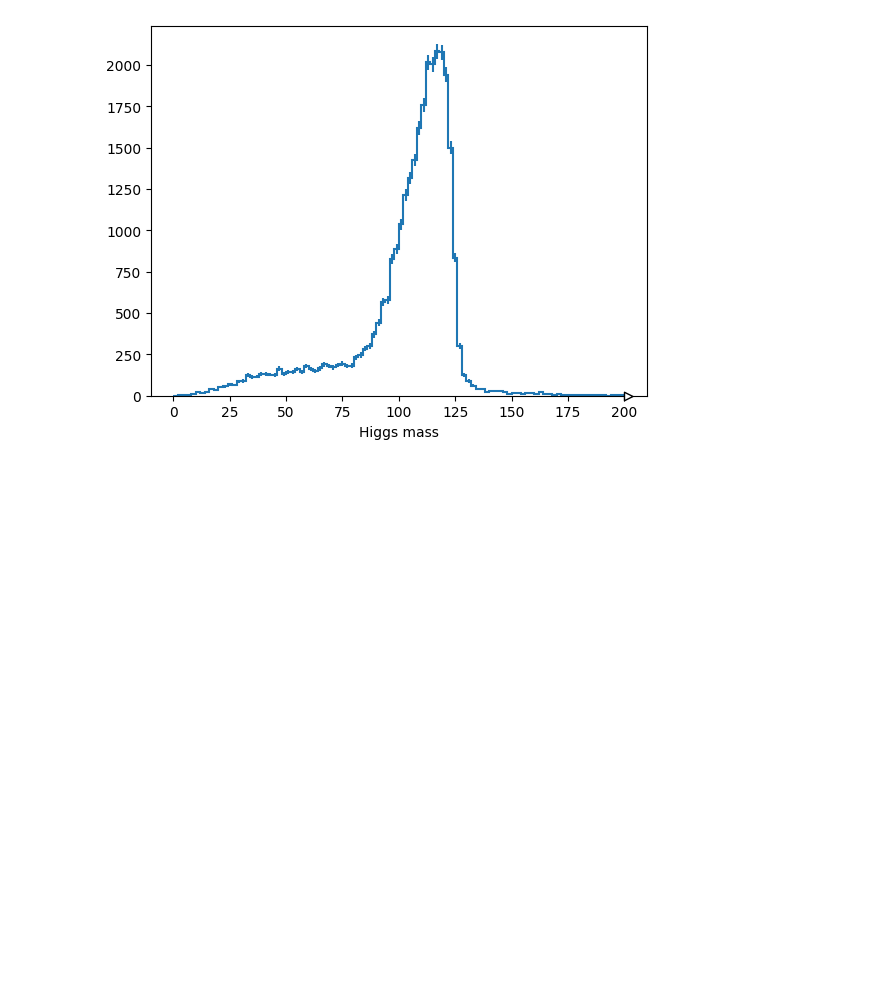
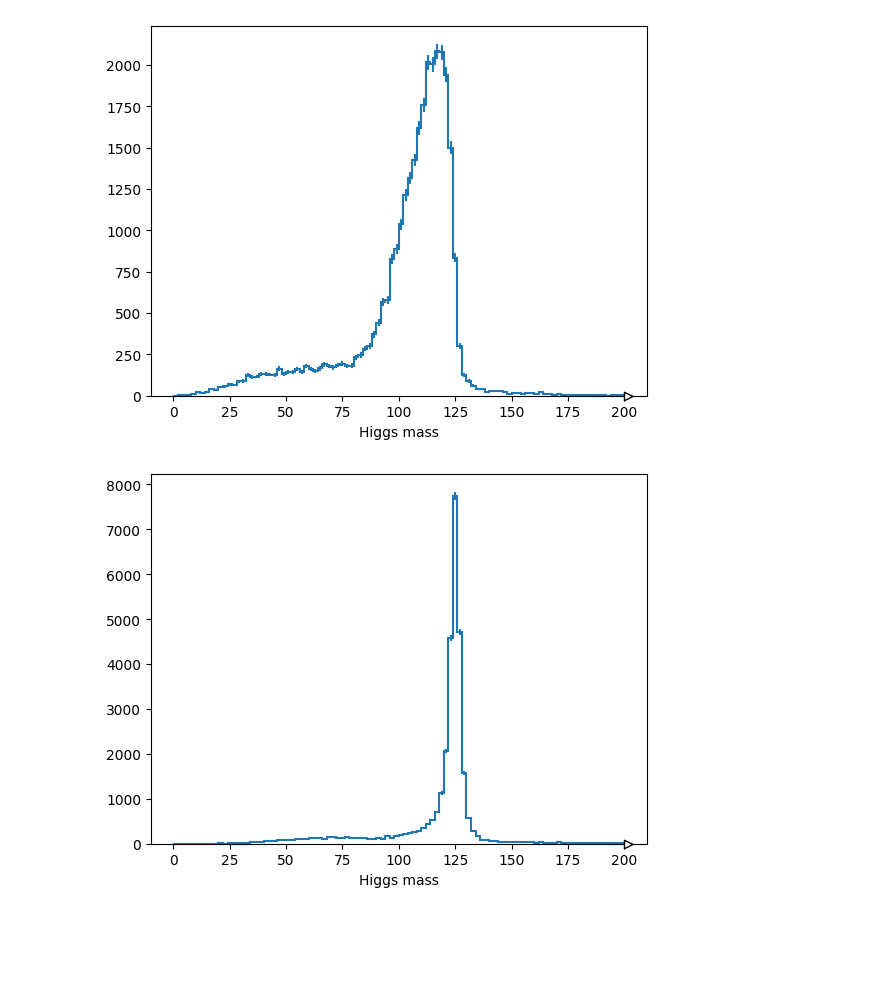
Before and after one commit to aritradas08/2025-06-15-hsf-india-tutorial-Aritra-Das, a Jupyter notebook: lesson-2-arrays/project-2-higgs.ipynb, the cells around one changed output. Cells and saved outputs as stored; diff of their text form; code cells hidden in the pictures; blank space fills up the shorter version.

```diff
--- a/lesson-2-arrays/project-2-higgs.ipynb
+++ b/lesson-2-arrays/project-2-higgs.ipynb
@@ -461,6 +469,12 @@ hist.Hist.new.Regular(100, 0, 200, name="Higgs mass").Double().fill(zmass_ee + z
 #zmass_hist[::sum, ::sum, :].plot();
 # %% [output]
 [figure]
+# %%
+zee = e1 + e2
+zmumu = mu1 + mu2
+hist.Hist.new.Regular(100, 0, 200, name="Higgs mass").Double().fill((zee + zmumu).mass).plot();
+# %% [output]
+[figure, added]
 # %% [markdown]
 <br><br><br>
 # %% [markdown]
```
Also changed, not shown: parts of 11 cells of this notebook.
